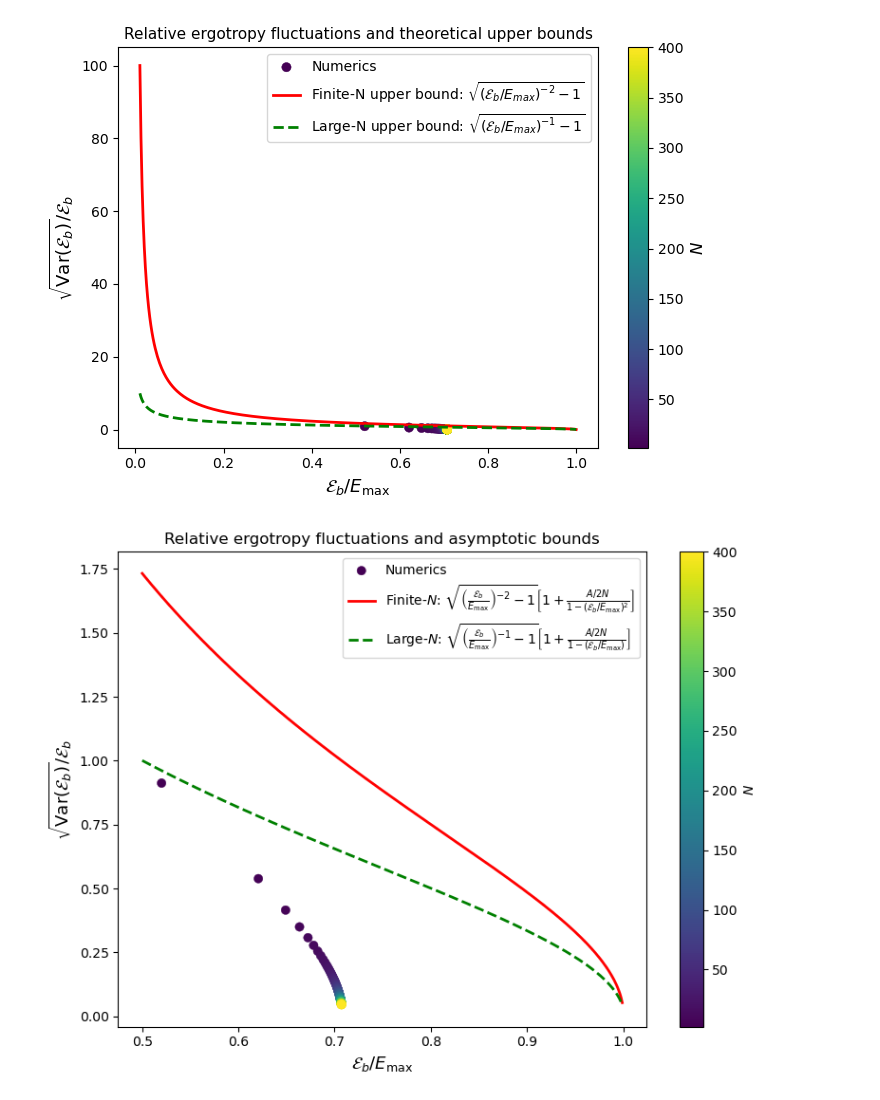
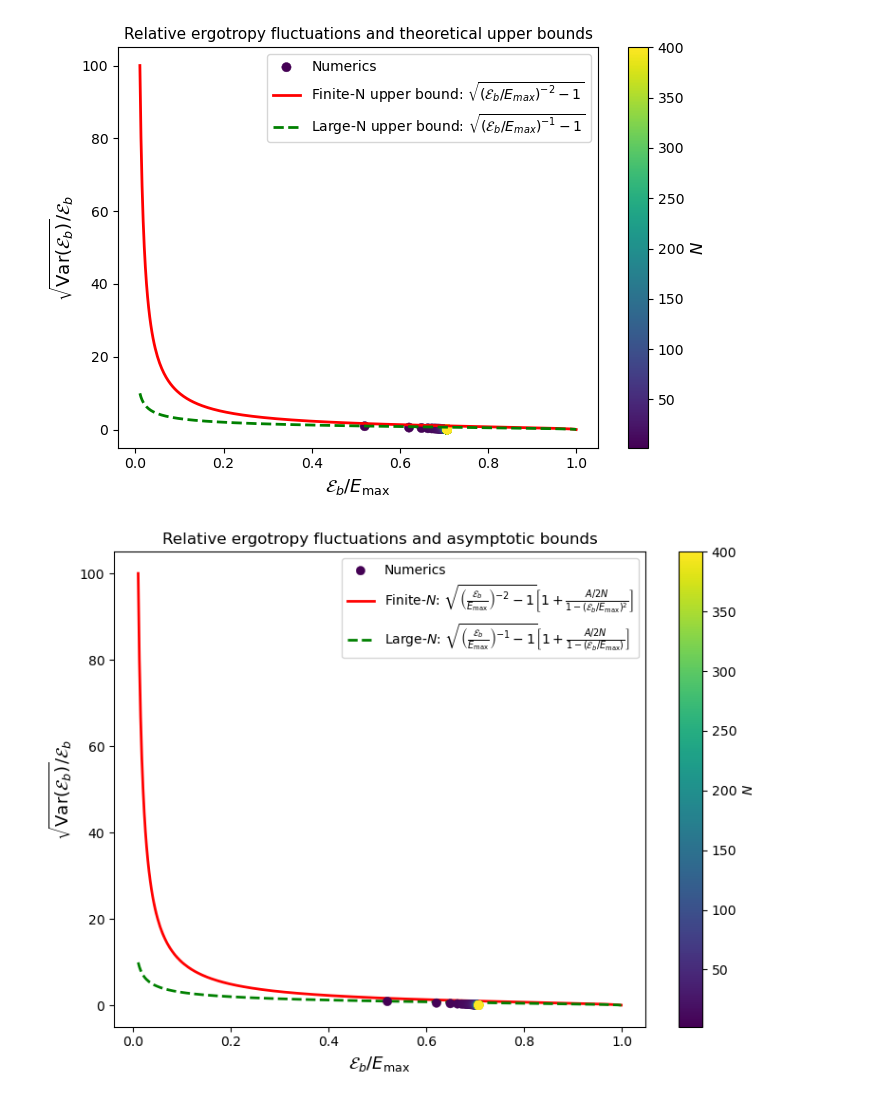
Before and after one commit to gbhanja/ERGO_FLUC_parallel_codes, a Jupyter notebook: Dicke_OP_coherent.ipynb, the cells around one changed output. Cells and saved outputs as stored; diff of their text form; code cells hidden in the pictures.

```diff
--- a/Dicke_OP_coherent.ipynb
+++ b/Dicke_OP_coherent.ipynb
@@ -846,7 +846,7 @@ a = 0.293327     # replaced by fitted value
 x = E_ergo / E_max
 y = F_ratio
 
-xb = np.linspace(0.50,0.999,400)
+xb = np.linspace(0.01,0.999,400)
 
 # Eq.(11) asymptotic correction
 bound1 = np.sqrt(1/xb**2 - 1) * (
@@ -875,31 +875,31 @@ plt.plot(
     xb,
     bound1,
     'r-',
     lw=2,
     label=r'Finite-$N$: $\sqrt{\left(\frac{\mathcal{E}_b}{E_{\max}}\right)^{-2}-1}\left[1+\frac{A/2N}{1-(\mathcal{E}_b/E_{\max})^2}\right]$'
 )
 
 plt.plot(
     xb,
     bound2,
     'g--',
     lw=2,
     label=r'Large-$N$: $\sqrt{\left(\frac{\mathcal{E}_b}{E_{\max}}\right)^{-1}-1}\left[1+\frac{A/2N}{1-(\mathcal{E}_b/E_{\max})}\right]$'
 )
 
 plt.xlabel(r'$\mathcal{E}_b/E_{\max}$', fontsize=13)
 plt.ylabel(r'$\sqrt{\mathrm{Var}(\mathcal{E}_b)}/\mathcal{E}_b$', fontsize=13)
 
 # plt.xlim(0.48,1.0)
 # plt.ylim(0,1.5)
 
 plt.title("Relative ergotropy fluctuations and asymptotic bounds")
 
 cbar = plt.colorbar(sc)
 cbar.set_label(r'$N$')
 
 plt.legend()
 plt.tight_layout()
 plt.show()
 # %% [output]
-[figure, old version]
+[figure, new version]
```
